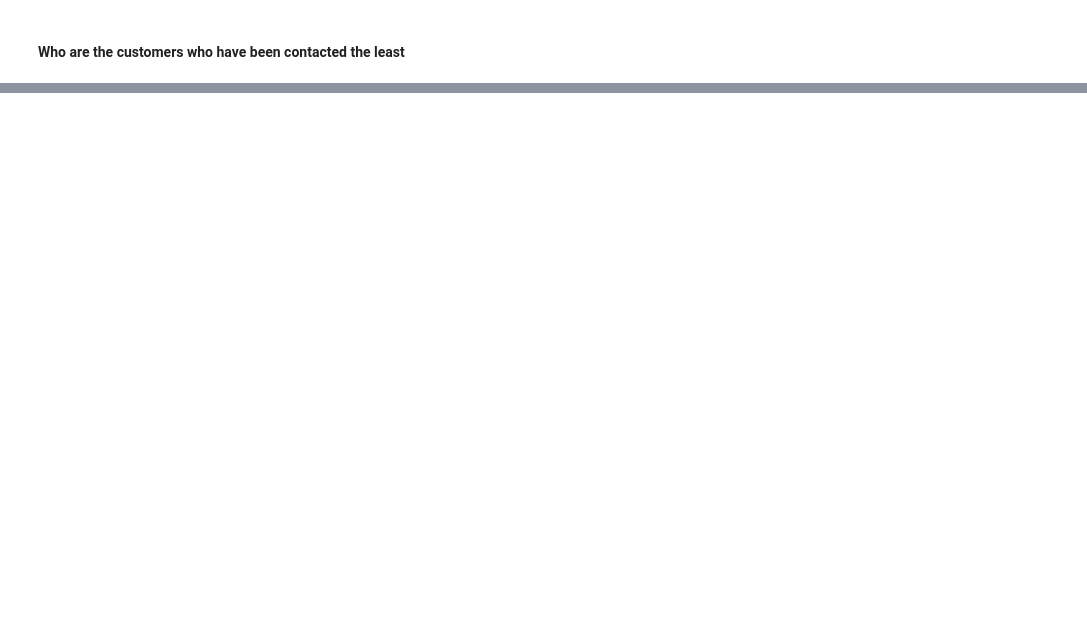
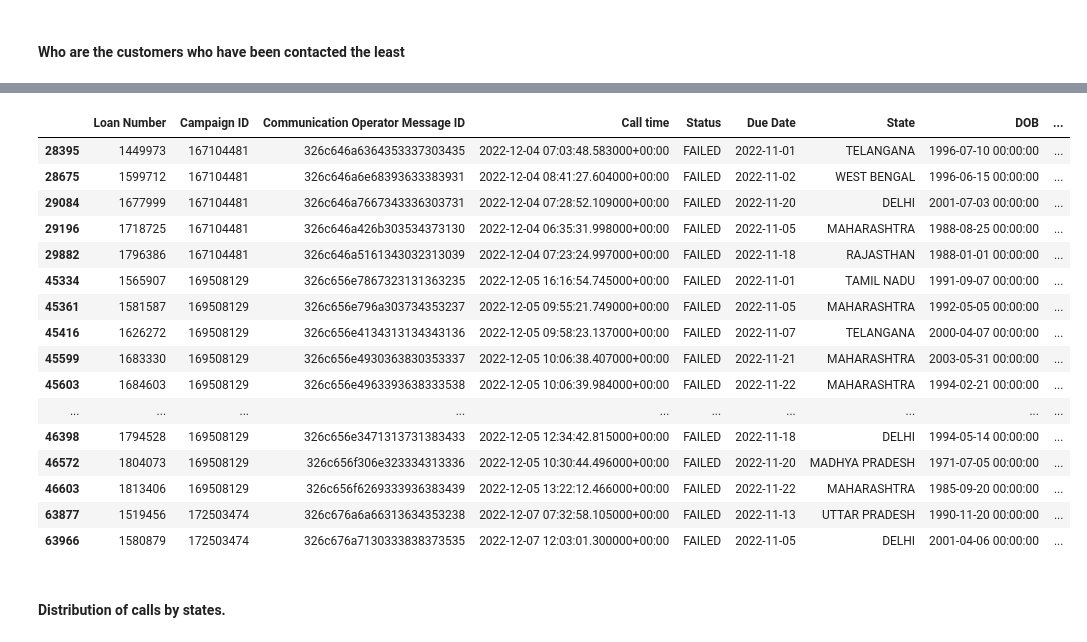
Before and after one commit to surya81/myproject, a Jupyter notebook: DPDzero Data Assignment .ipynb, the cells around one changed output, grey strips where cells are left out. Saved outputs shown, nothing was run; the diff lists cells and outputs as text; code cells hidden in the pictures; blank space fills up the shorter version.

```diff
--- a/DPDzero Data Assignment .ipynb
+++ b/DPDzero Data Assignment .ipynb
@@ -546,0 +539,2 @@ loan_count_by_status.sort_values("Call time",ascending=True)
+# %%
+customer_not_connected = final_dataset[final_dataset["Status"] !="completed"]
@@ -546,0 +561,22 @@ loan_count_by_status.sort_values("Call time",ascending=True)
+# %%
+customer_not_connected
+# %% [output]
+|  | Loan Number | Campaign ID | Communication Operator Message ID | Call time | Status | Due Date | State | DOB | ... |
+| 28395 | 1449973 | 167104481 | 326c646a6364353337303435 | 2022-12-04 07:03:48.583000+00:00 | FAILED | 2022-11-01 | TELANGANA | 1996-07-10 00:00:00 | ... |
+| 28675 | 1599712 | 167104481 | 326c646a6e68393633383931 | 2022-12-04 08:41:27.604000+00:00 | FAILED | 2022-11-02 | WEST BENGAL | 1996-06-15 00:00:00 | ... |
+| 29084 | 1677999 | 167104481 | 326c646a7667343336303731 | 2022-12-04 07:28:52.109000+00:00 | FAILED | 2022-11-20 | DELHI | 2001-07-03 00:00:00 | ... |
+| 29196 | 1718725 | 167104481 | 326c646a426b303534373130 | 2022-12-04 06:35:31.998000+00:00 | FAILED | 2022-11-05 | MAHARASHTRA | 1988-08-25 00:00:00 | ... |
+| 29882 | 1796386 | 167104481 | 326c646a5161343032313039 | 2022-12-04 07:23:24.997000+00:00 | FAILED | 2022-11-18 | RAJASTHAN | 1988-01-01 00:00:00 | ... |
+| 45334 | 1565907 | 169508129 | 326c656e7867323131363235 | 2022-12-05 16:16:54.745000+00:00 | FAILED | 2022-11-01 | TAMIL NADU | 1991-09-07 00:00:00 | ... |
+| 45361 | 1581587 | 169508129 | 326c656e796a303734353237 | 2022-12-05 09:55:21.749000+00:00 | FAILED | 2022-11-05 | MAHARASHTRA | 1992-05-05 00:00:00 | ... |
+| 45416 | 1626272 | 169508129 | 326c656e4134313134343136 | 2022-12-05 09:58:23.137000+00:00 | FAILED | 2022-11-07 | TELANGANA | 2000-04-07 00:00:00 | ... |
+| 45599 | 1683330 | 169508129 | 326c656e4930363830353337 | 2022-12-05 10:06:38.407000+00:00 | FAILED | 2022-11-21 | MAHARASHTRA | 2003-05-31 00:00:00 | ... |
+| 45603 | 1684603 | 169508129 | 326c656e4963393638333538 | 2022-12-05 10:06:39.984000+00:00 | FAILED | 2022-11-22 | MAHARASHTRA | 1994-02-21 00:00:00 | ... |
+| ... | ... | ... | ... | ... | ... | ... | ... | ... | ... |
+| 46398 | 1794528 | 169508129 | 326c656e3471313731383433 | 2022-12-05 12:34:42.815000+00:00 | FAILED | 2022-11-18 | DELHI | 1994-05-14 00:00:00 | ... |
+| 46572 | 1804073 | 169508129 | 326c656f306e323334313336 | 2022-12-05 10:30:44.496000+00:00 | FAILED | 2022-11-20 | MADHYA PRADESH | 1971-07-05 00:00:00 | ... |
+| 46603 | 1813406 | 169508129 | 326c656f6269333936383439 | 2022-12-05 13:22:12.466000+00:00 | FAILED | 2022-11-22 | MAHARASHTRA | 1985-09-20 00:00:00 | ... |
+| 63877 | 1519456 | 172503474 | 326c676a6a66313634353238 | 2022-12-07 07:32:58.105000+00:00 | FAILED | 2022-11-13 | UTTAR PRADESH | 1990-11-20 00:00:00 | ... |
+| 63966 | 1580879 | 172503474 | 326c676a7130333838373535 | 2022-12-07 12:03:01.300000+00:00 | FAILED | 2022-11-05 | DELHI | 2001-04-06 00:00:00 | ... |
+# %% [markdown]
+#### Distribution of calls by states.
```
Also changed, not shown: parts of 10 cells of this notebook.
